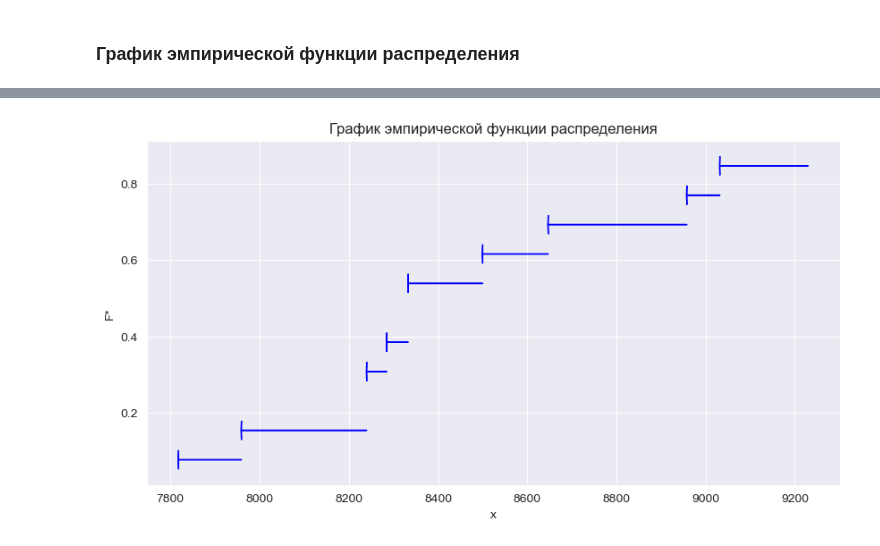
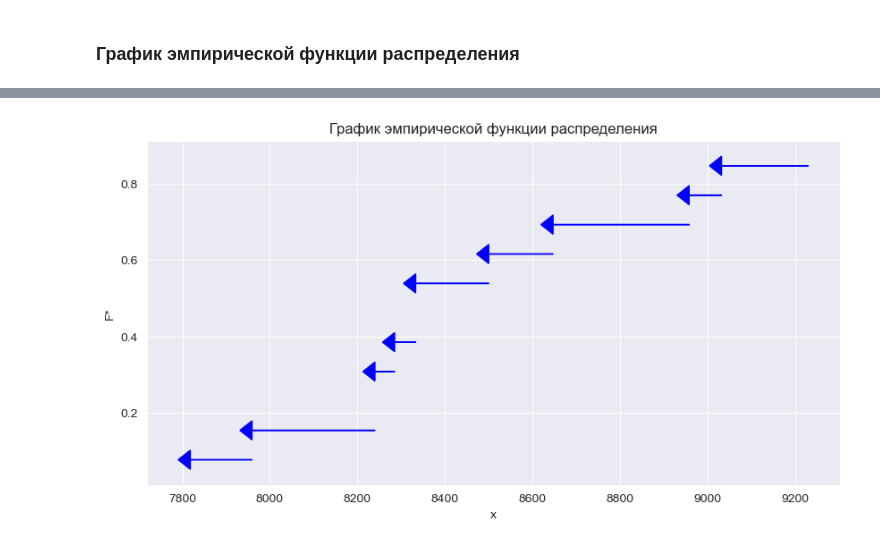
Before and after one commit to CosmDandy/Polytech-4-Sem-Statistics, a Jupyter notebook: Python/LB1/LB1_Test_1.ipynb, the cells around one changed output, grey strips where cells are left out. Saved outputs shown, nothing was run; the diff lists cells and outputs as text; code cells hidden in the pictures.

```diff
--- a/Python/LB1/LB1_Test_1.ipynb
+++ b/Python/LB1/LB1_Test_1.ipynb
@@ -208,20 +208,20 @@ fig.show()
 # %%
 def plot_cdf_func(x, y, title, c):
     fig, ax = plt.subplots(figsize=(10, 5))
     min_y, max_y = min(y), max(y)
     arrow_length = ((max_y - min_y) / len(y)) * c
     for idx in range(len(y) - 1):
         dx = x[idx] - x[idx + 1]
         ax.arrow(x=x[idx + 1], y=y[idx], dx=dx, dy=0, color="blue", head_width=.05, head_length=arrow_length)
     ax.set_title(title)
     ax.set_ylabel("F*")
     ax.set_xlabel("x")
     plt.plot()
 
 
-plot_cdf_func(unique, emp_func.iloc[0].tolist(), 'График эмпирической функции распределения', 10)
+plot_cdf_func(unique, emp_func.iloc[0].tolist(), 'График эмпирической функции распределения', 300)
 # %% [output]
-[figure, old version]
+[figure, new version]
 # %%
 answer = pd.DataFrame()
 
```
Also changed, not shown: parts of 2 cells of this notebook, 2 other files.
